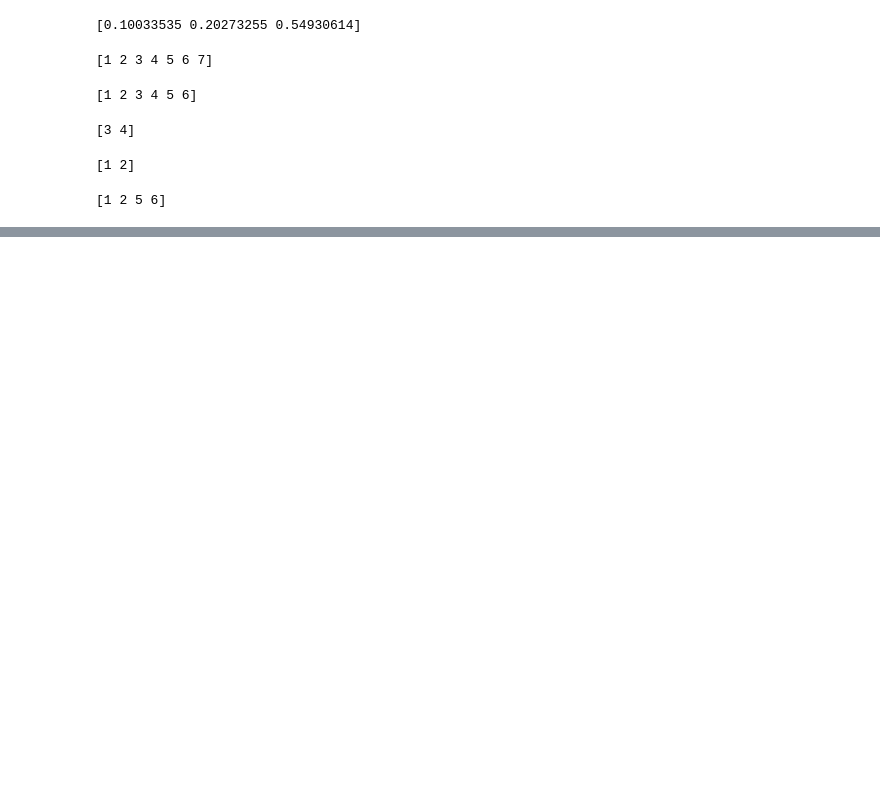
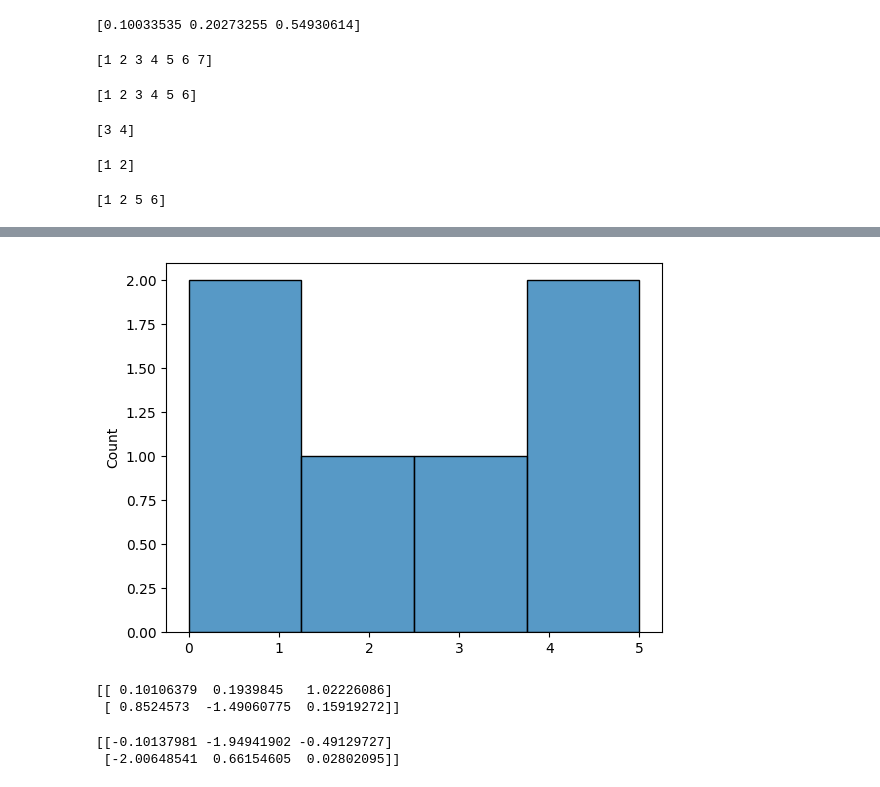
Before and after one commit to kofi-teddy/fluent-python, a Jupyter notebook: ml-np-refresher.ipynb, the cells around one changed output, grey strips where cells are left out. Saved outputs shown, nothing was run; the diff lists cells and outputs as text; code cells hidden in the pictures; blank space fills up the shorter version.

```diff
--- a/ml-np-refresher.ipynb
+++ b/ml-np-refresher.ipynb
@@ -1745,0 +1925,40 @@ print(newarr)
+# %%
+# Plotting a Distplot Without the Histogram
+# We will be using: sns.distplot(arr, hist=False) to visualize
+# random distributions in this tutorial.
+
+import matplotlib.pyplot as plt
+import seaborn as sns
+
+# sns.histplot([0, 1, 2, 3, 4, 5], hist=False)
+sns.histplot([0, 1, 2, 3, 4, 5],)
+plt.show()
+# %% [output]
+[figure, added]
+# %%
+# Normal (Gaussian) Distribution
+# It fits the probability distribution of many events, eg. IQ Scores, Heartbeat etc.
+# Use the random.normal() method to get a Normal Data Distribution.
+# It has three parameters:
+# loc - (Mean) where the peak of the bell exists.
+# scale - (Standard Deviation) how flat the graph distribution should be.
+# size - The shape of the returned array.
+
+# Generate a random normal distribution of size 2x3:
+
+from numpy import random
+
+x = random.normal(size=(2, 3))
+print(x)
+# %% [output]
+[[ 0.10106379  0.1939845   1.02226086]
+ [ 0.8524573  -1.49060775  0.15919272]]
+# %%
+# Generate a random normal distribution of size 2x3 with
+# mean at 1 and standard deviation of 2:
+
+x = random.normal(loc=1, scale=2, size=(2, 3))
+print(x)
+# %% [output]
+[[-0.10137981 -1.94941902 -0.49129727]
+ [-2.00648541  0.66154605  0.02802095]]
```
Also changed, not shown: parts of 14 cells of this notebook.
